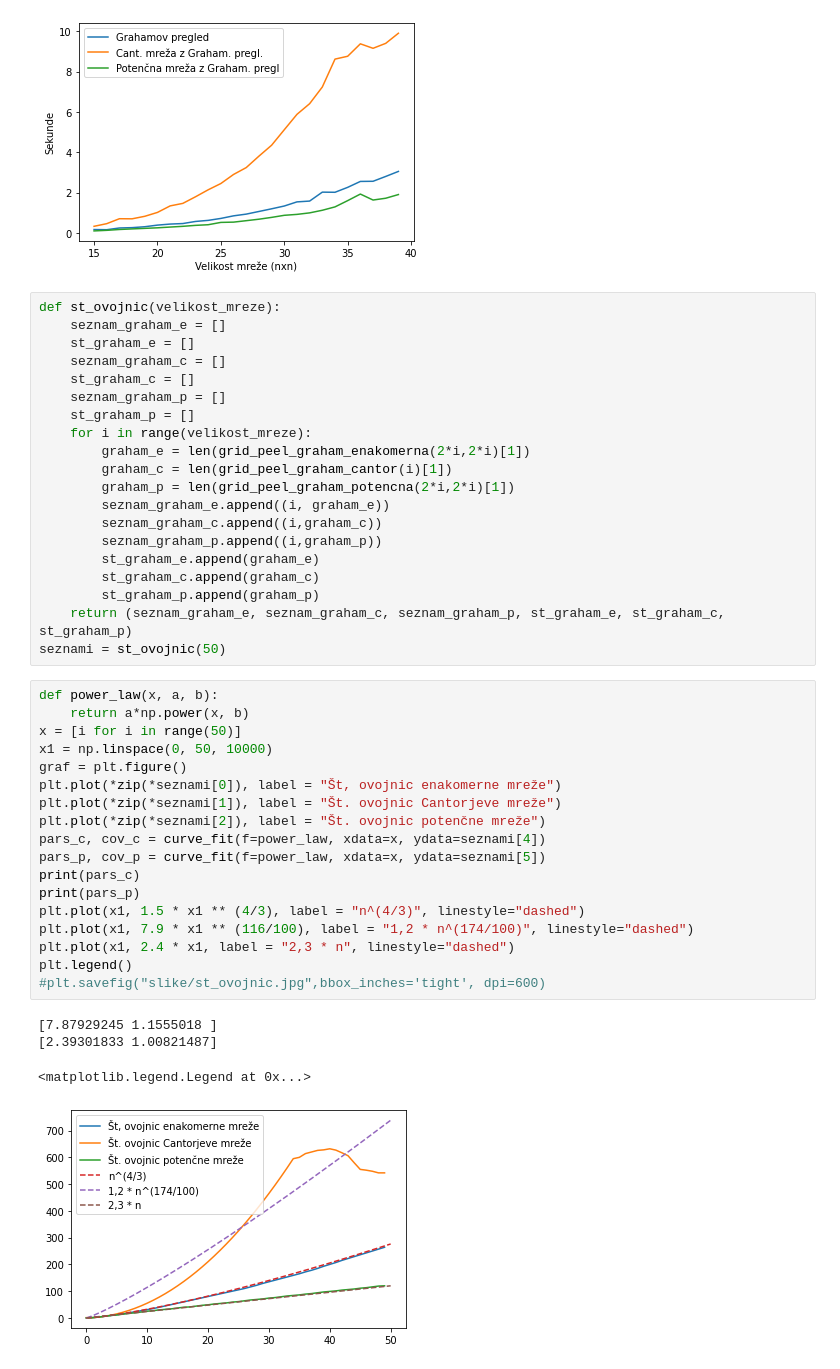
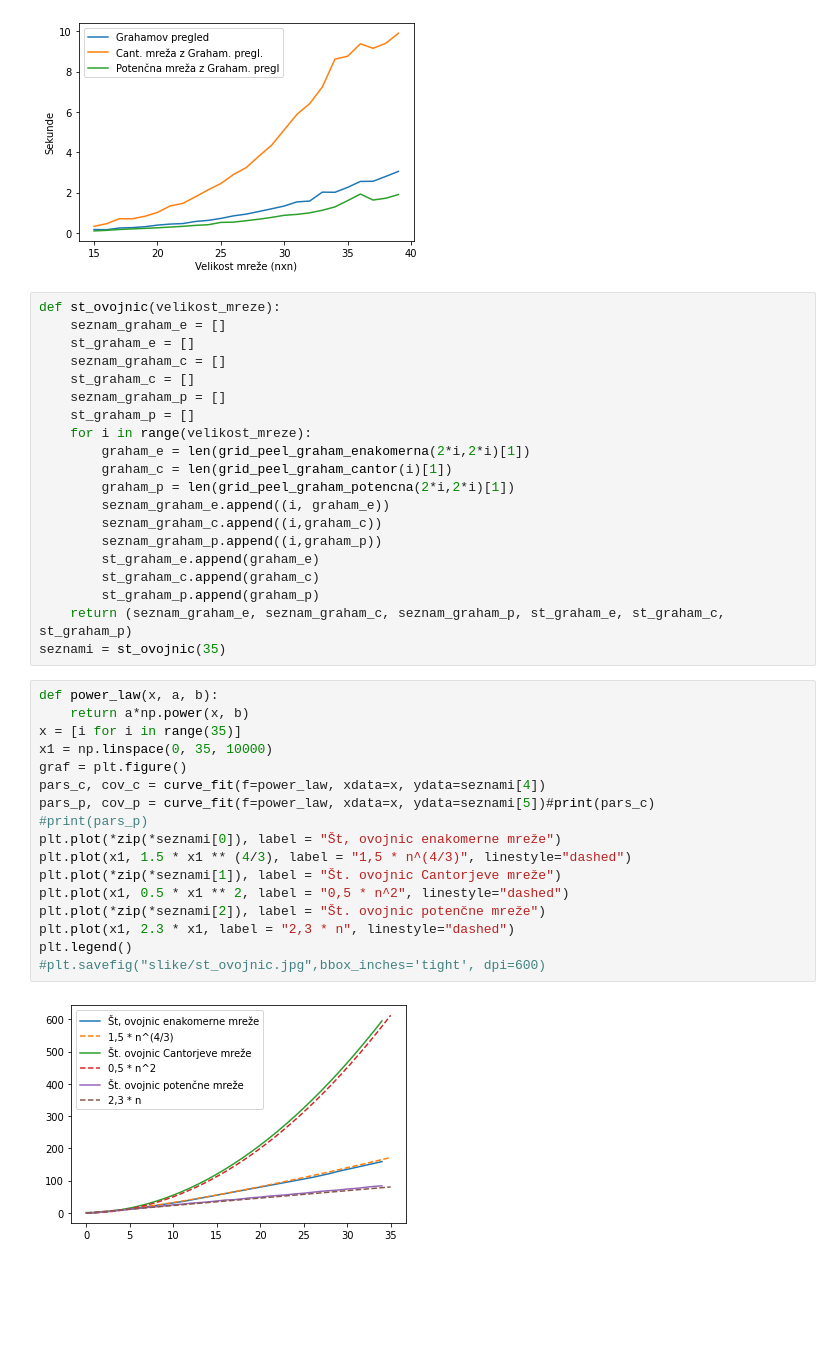
Before and after one commit to mitja-mandic/grid-peeling, a Jupyter notebook: vizualizacija.ipynb, the cells around one changed output. Cells and saved outputs as stored; diff of their text form; blank space fills up the shorter version.

```diff
--- a/vizualizacija.ipynb
+++ b/vizualizacija.ipynb
@@ -152,27 +152,23 @@ def st_ovojnic(velikost_mreze):
         st_graham_c.append(graham_c)
         st_graham_p.append(graham_p)
     return (seznam_graham_e, seznam_graham_c, seznam_graham_p, st_graham_e, st_graham_c, st_graham_p)
-seznami = st_ovojnic(50)
+seznami = st_ovojnic(35)
 # %%
 def power_law(x, a, b):
     return a*np.power(x, b)
-x = [i for i in range(50)]
-x1 = np.linspace(0, 50, 10000)
+x = [i for i in range(35)]
+x1 = np.linspace(0, 35, 10000)
 graf = plt.figure()
+pars_c, cov_c = curve_fit(f=power_law, xdata=x, ydata=seznami[4])
+pars_p, cov_p = curve_fit(f=power_law, xdata=x, ydata=seznami[5])#print(pars_c)
+#print(pars_p)
 plt.plot(*zip(*seznami[0]), label = "Št, ovojnic enakomerne mreže")
+plt.plot(x1, 1.5 * x1 ** (4/3), label = "1,5 * n^(4/3)", linestyle="dashed")
 plt.plot(*zip(*seznami[1]), label = "Št. ovojnic Cantorjeve mreže")
+plt.plot(x1, 0.5 * x1 ** 2, label = "0,5 * n^2", linestyle="dashed")
 plt.plot(*zip(*seznami[2]), label = "Št. ovojnic potenčne mreže")
-pars_c, cov_c = curve_fit(f=power_law, xdata=x, ydata=seznami[4])
-pars_p, cov_p = curve_fit(f=power_law, xdata=x, ydata=seznami[5])
-print(pars_c)
-print(pars_p)
-plt.plot(x1, 1.5 * x1 ** (4/3), label = "n^(4/3)", linestyle="dashed")
-plt.plot(x1, 7.9 * x1 ** (116/100), label = "1,2 * n^(174/100)", linestyle="dashed")
-plt.plot(x1, 2.4 * x1, label = "2,3 * n", linestyle="dashed")
+plt.plot(x1, 2.3 * x1, label = "2,3 * n", linestyle="dashed")
 plt.legend()
 #plt.savefig("slike/st_ovojnic.jpg",bbox_inches='tight', dpi=600)
 # %% [output]
-[7.87929245 1.1555018 ]
-[2.39301833 1.00821487]
-<matplotlib.legend.Legend at 0x...>
-[figure, old version]
+[figure, new version]
```
Also changed, not shown: 3 other files.
